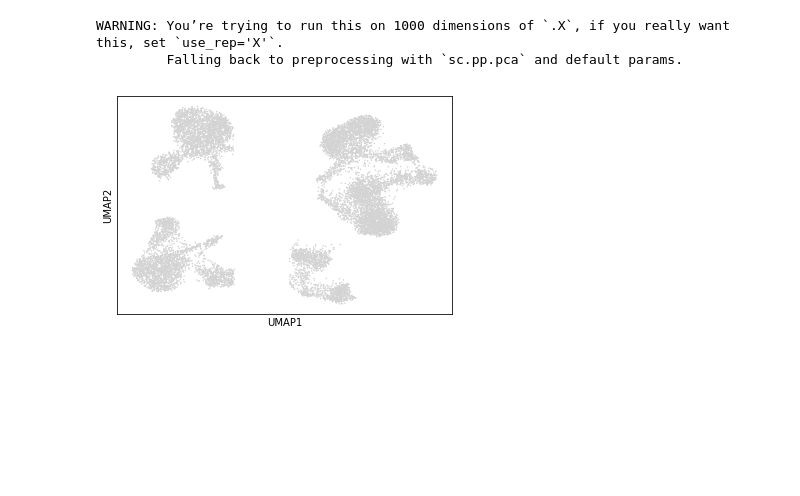
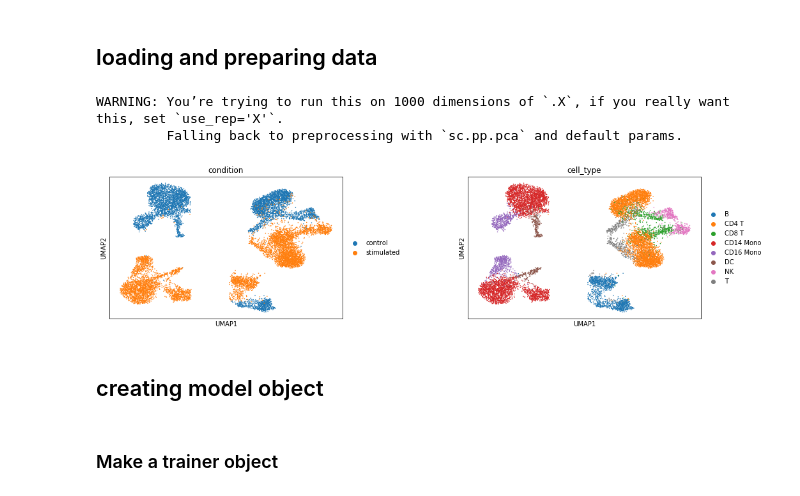
Before and after one commit to theislab/trvaep, a Jupyter notebook: sample_notebook.ipynb, the cells around one changed output. Drawn from its saved outputs; the diff is of its cells as text; code cells hidden in the pictures; blank space fills up the shorter version.

```diff
--- a/sample_notebook.ipynb
+++ b/sample_notebook.ipynb
@@ -4,7 +4,9 @@ from models import modelTrainer
 import scanpy as sc
 from torchsummary import summary
+# %% [markdown]
+## loading and preparing data
 # %%
-adata = sc.read("./kang_count.h5ad")
+adata = sc.read("./data/kang_count.h5ad")
 sc.pp.normalize_per_cell(adata)
 sc.pp.log1p(adata)
 sc.pp.filter_genes_dispersion(adata)
@@ -18,8 +20,10 @@ sc.tl.umap(adata_fil)
 WARNING: You’re trying to run this on 1000 dimensions of `.X`, if you really want this, set `use_rep='X'`.
          Falling back to preprocessing with `sc.pp.pca` and default params.
 # %%
-sc.pl.umap(adata_fil)
+sc.pl.umap(adata_fil, color=["condition", "cell_type"], wspace=.4)
 # %% [output]
-[figure, old version]
+[figure, new version]
+# %% [markdown]
+## creating model object
 # %%
 model = CVAE(adata_fil.n_vars, n_conditions,
@@ -27,3 +31,5 @@ model = CVAE(adata_fil.n_vars, n_conditions,
+# %% [markdown]
+### Make a trainer object
 # %%
 trainer = modelTrainer(model, adata_fil)
 # %%
```
Also changed, not shown: parts of 10 cells of this notebook.
